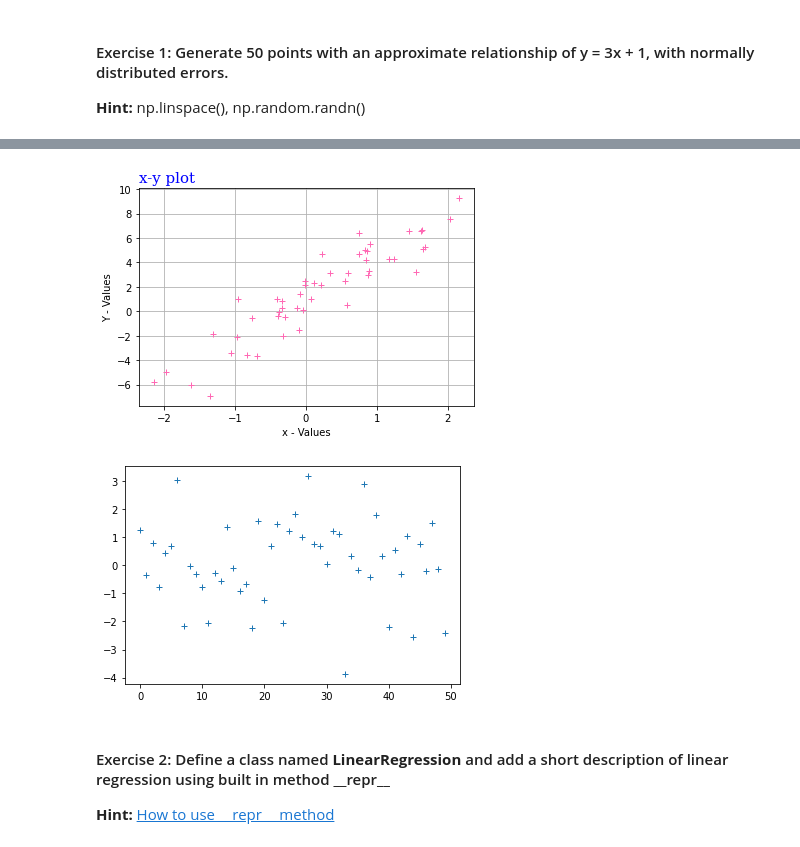
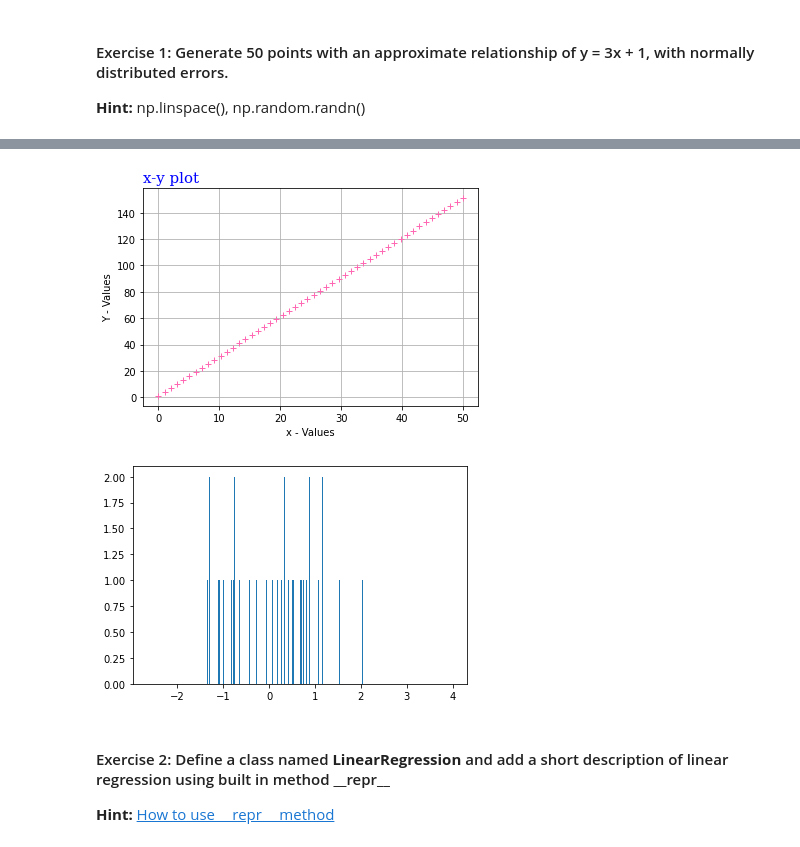
Before and after one commit to pallavibekal/IISC-Linear-Algebra, a Jupyter notebook: 2200092_M2_NB_Linear_Regression_Implementation_using_OOPs.ipynb, the cells around one changed output, grey strips where cells are left out. Drawn from its saved outputs; the diff is of its cells as text; code cells hidden in the pictures.

```diff
--- a/2200092_M2_NB_Linear_Regression_Implementation_using_OOPs.ipynb
+++ b/2200092_M2_NB_Linear_Regression_Implementation_using_OOPs.ipynb
@@ -44,14 +45,17 @@ import matplotlib.pyplot as plt
 
 **Hint:** np.linspace(), np.random.randn()
 # %%
+random.seed(1)
 # Create our input and output data
 # Get x for a sample size of 50
-x = np.random.randn(50,1)
+#x = np.random.randn(50,1)
+x = np.linspace(0,50,num=50,endpoint=True)
 
 # Get our Error data - normal distribution
-e = np.random.normal(0,1.5, size=(50,1))
+e = np.random.normal(0,1, size=(50,1))
 
 # Our y will then be
-y = 3*x + 1 + e
+#y = 3*x + 1 + e
+y = 3*x + 1
 print(y.shape)
 # %% [output]
@@ -67,14 +91,14 @@ plt.ylabel('Y - Values')
 plt.grid()
 plt.show()
 # %% [output]
-[figure, old version]
+[figure, new version]
 # %%
 # Let's plot our errors
-
-plt.plot(e,'+')
+plt.title
+plt.hist(e,bins=500)
 plt.show()
 # %% [output]
-[figure, old version]
+[figure, new version]
 # %% [markdown]
 #### Exercise 2: Define a class named **LinearRegression** and add a short description of linear regression using built in method \_\_repr\_\_
 
```
Also changed, not shown: parts of 16 cells of this notebook.
